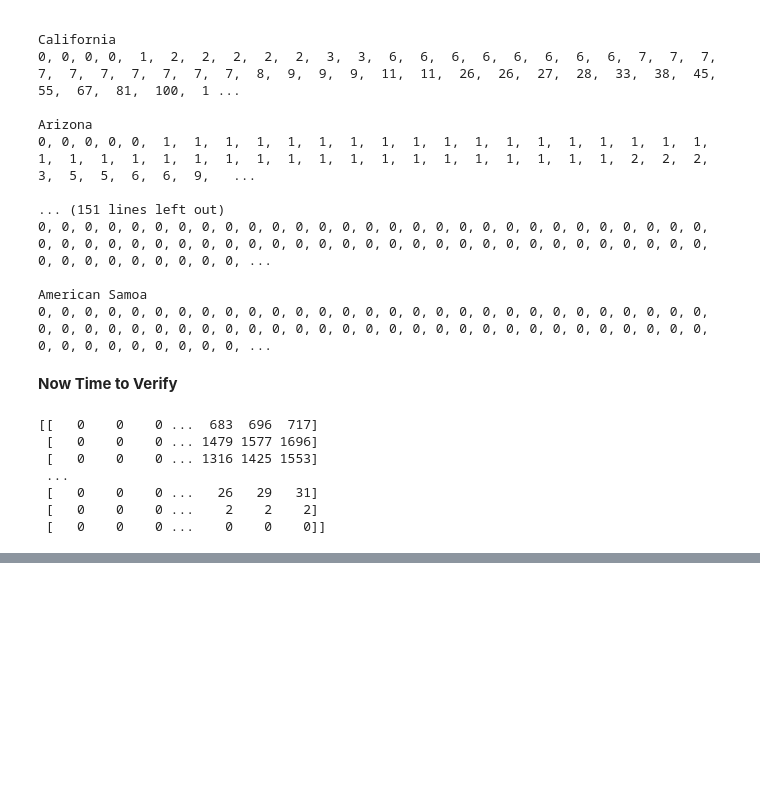
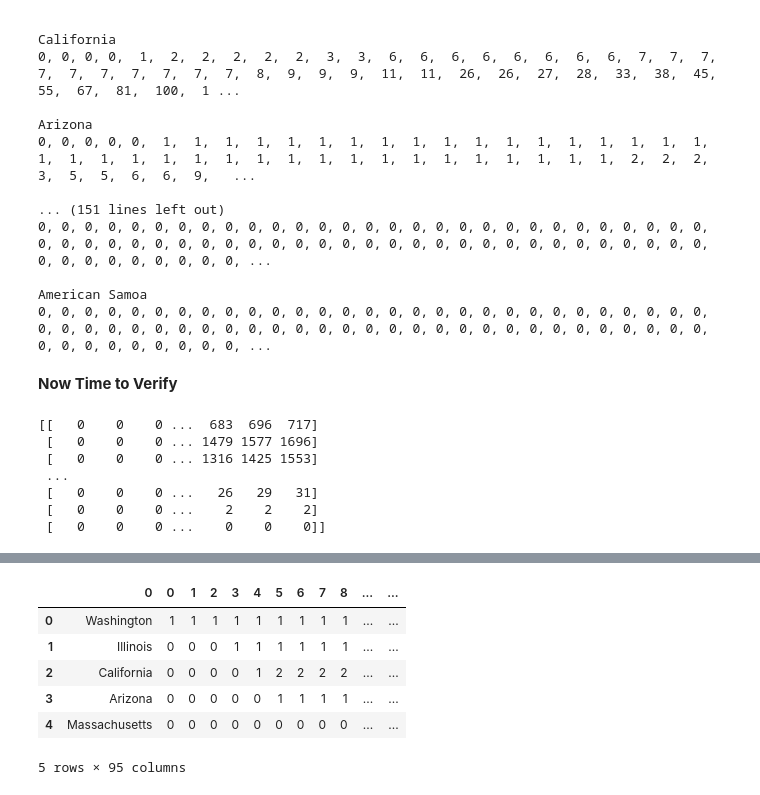
Before and after one commit to ahsantarique/Covid-19-segmentation, a Jupyter notebook: preprocessing_states.ipynb, the cells around one changed output, grey strips where cells are left out. Saved outputs shown, nothing was run; the diff lists cells and outputs as text; code cells hidden in the pictures; blank space fills up the shorter version.

```diff
--- a/preprocessing_states.ipynb
+++ b/preprocessing_states.ipynb
@@ -133,0 +160,10 @@ for i in range(len(verification)):
+# %%
+result.head()
+# %% [output]
+|  | 0 | 0 | 1 | 2 | 3 | 4 | 5 | 6 | 7 | 8 | ... | ... |
+| 0 | Washington | 1 | 1 | 1 | 1 | 1 | 1 | 1 | 1 | 1 | ... | ... |
+| 1 | Illinois | 0 | 0 | 0 | 1 | 1 | 1 | 1 | 1 | 1 | ... | ... |
+| 2 | California | 0 | 0 | 0 | 0 | 1 | 2 | 2 | 2 | 2 | ... | ... |
+| 3 | Arizona | 0 | 0 | 0 | 0 | 0 | 1 | 1 | 1 | 1 | ... | ... |
+| 4 | Massachusetts | 0 | 0 | 0 | 0 | 0 | 0 | 0 | 0 | 0 | ... | ... |
+5 rows × 95 columns
```
Also changed, not shown: parts of 16 cells of this notebook, 22 other files.
